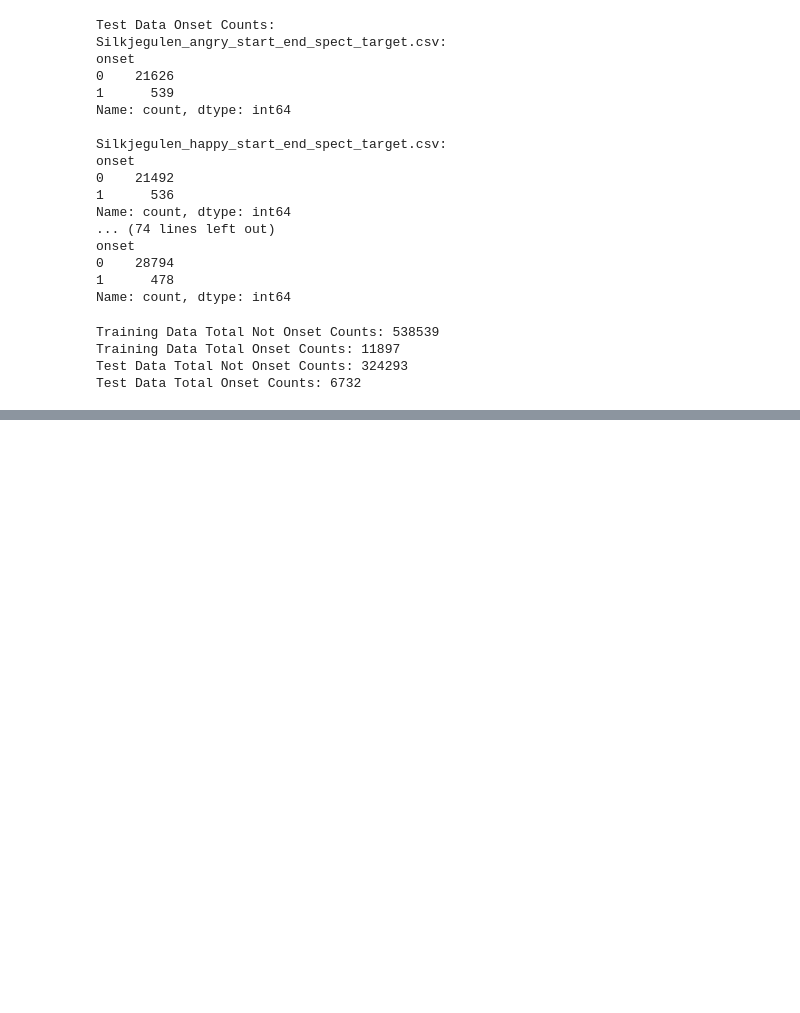
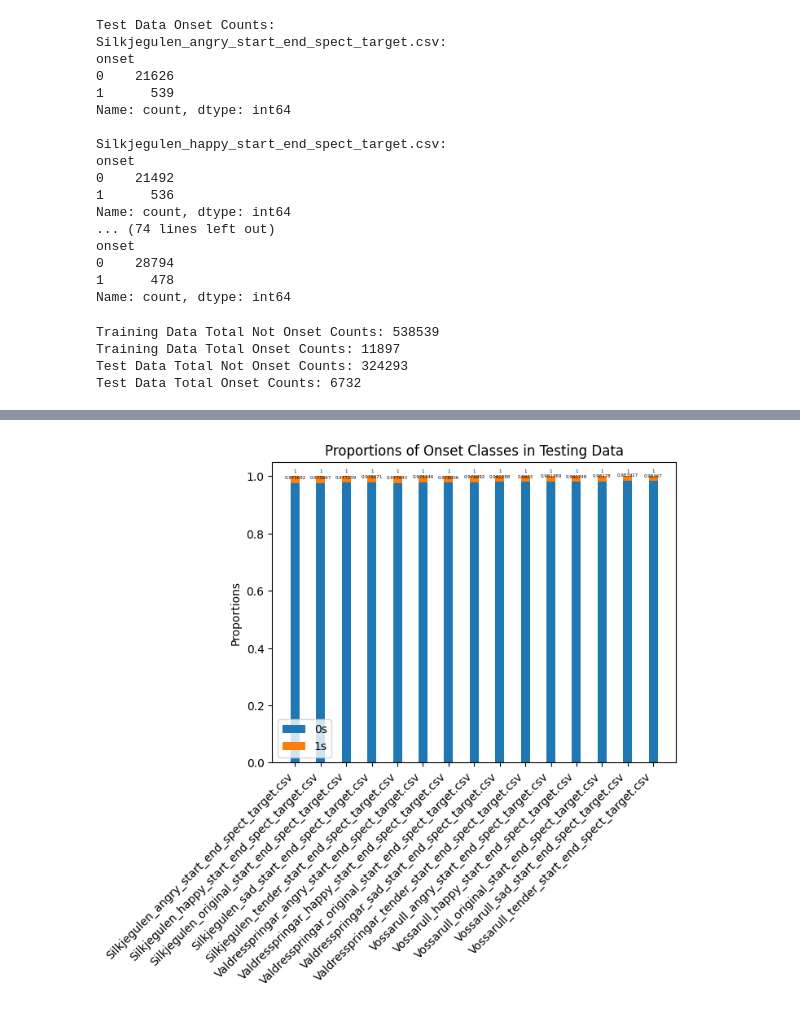
Before and after one commit to Tjielke/deep_learning_music_project, a Jupyter notebook: Main/data_exploration.ipynb, the cells around one changed output, grey strips where cells are left out. Cells and saved outputs as stored; diff of their text form; code cells hidden in the pictures; blank space fills up the shorter version.

```diff
--- a/Main/data_exploration.ipynb
+++ b/Main/data_exploration.ipynb
@@ -88,0 +214,5 @@ Test Data Total Onset Counts: 6732
+# %%
+
+plot_onset_distribution(test_onset_percentages, "Testing")
+# %% [output]
+[figure, added]
```
Also changed, not shown: parts of 8 cells of this notebook.
